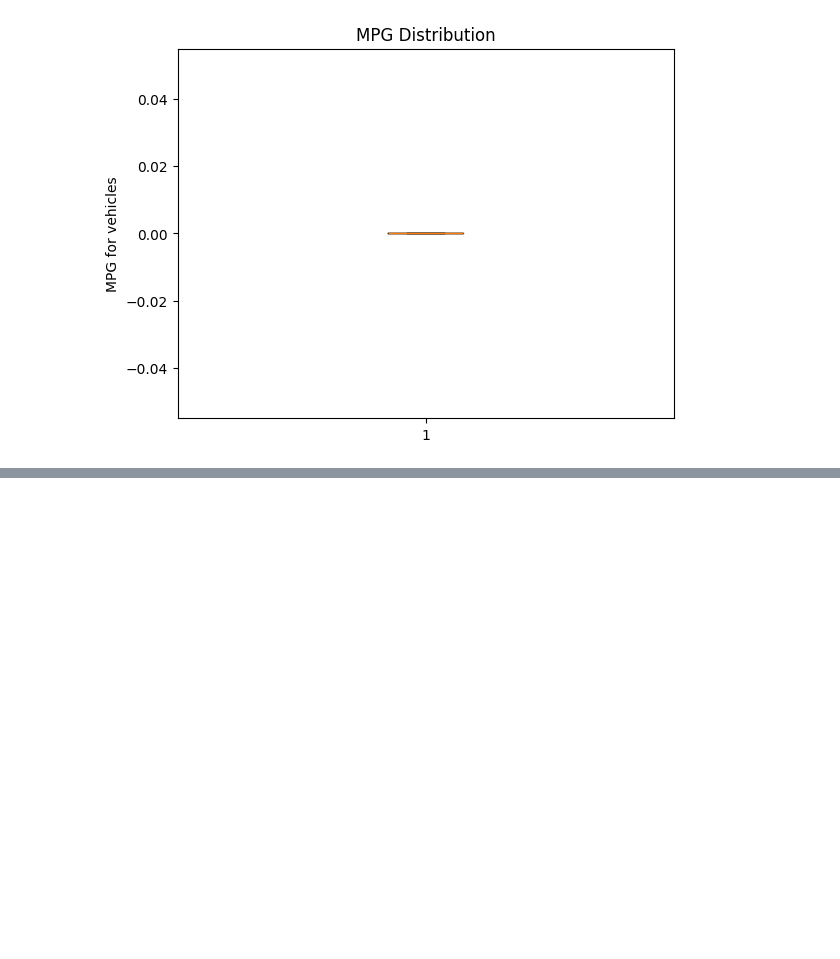
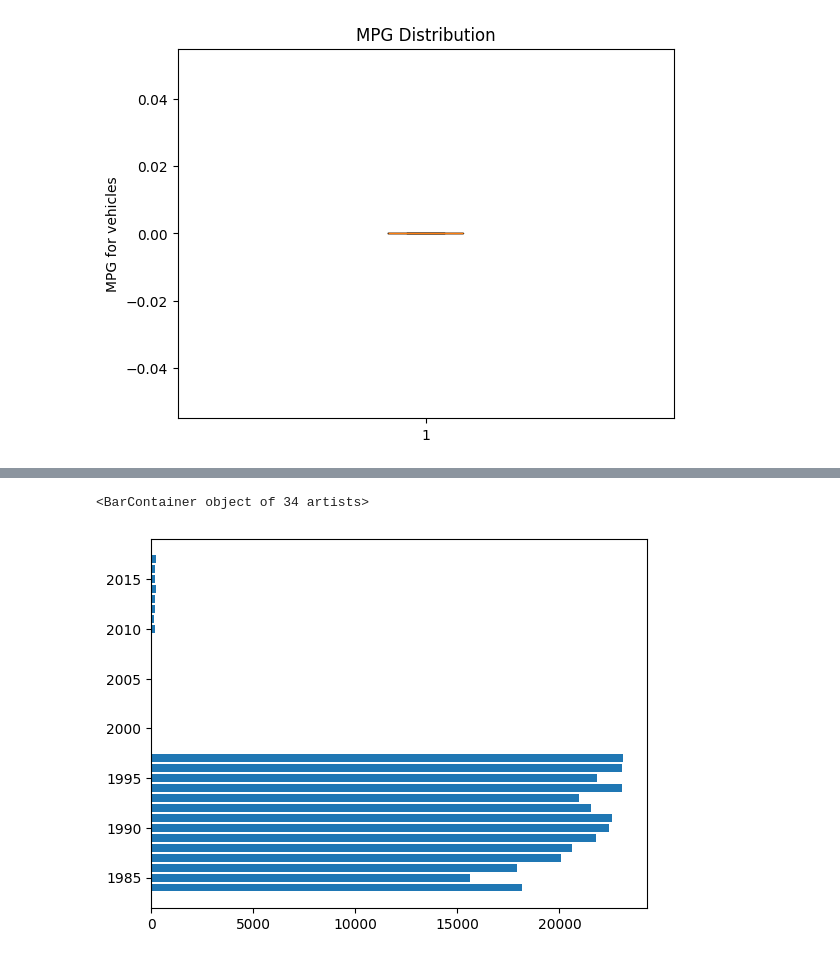
Before and after one commit to najibifar/Data_Analysis, a Jupyter notebook: Visualization/MatplotPandasSeaborn.ipynb, the cells around one changed output, grey strips where cells are left out. Saved outputs shown, nothing was run; the diff lists cells and outputs as text; code cells hidden in the pictures; blank space fills up the shorter version.

```diff
--- a/Visualization/MatplotPandasSeaborn.ipynb
+++ b/Visualization/MatplotPandasSeaborn.ipynb
@@ -137,0 +194,6 @@ ax.set(title='MPG Distribution', ylabel='MPG for vehicles');
+# %%
+fig, ax1 = plt.subplots()
+ax1.barh(avg_by_year['Year'], avg_by_year['Engine Index'])
+# %% [output]
+<BarContainer object of 34 artists>
+[figure, added]
```
Also changed, not shown: parts of 17 cells of this notebook, 1 other file.
